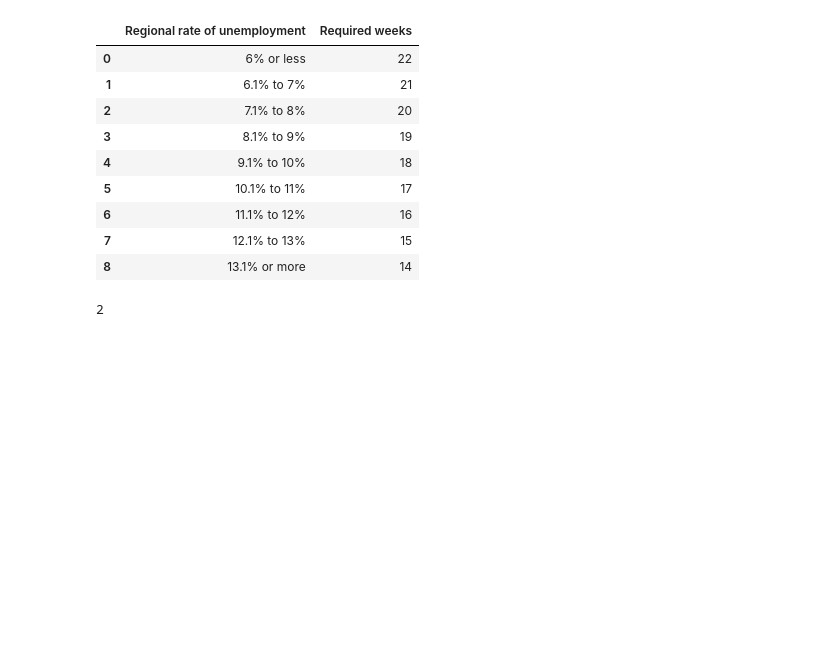
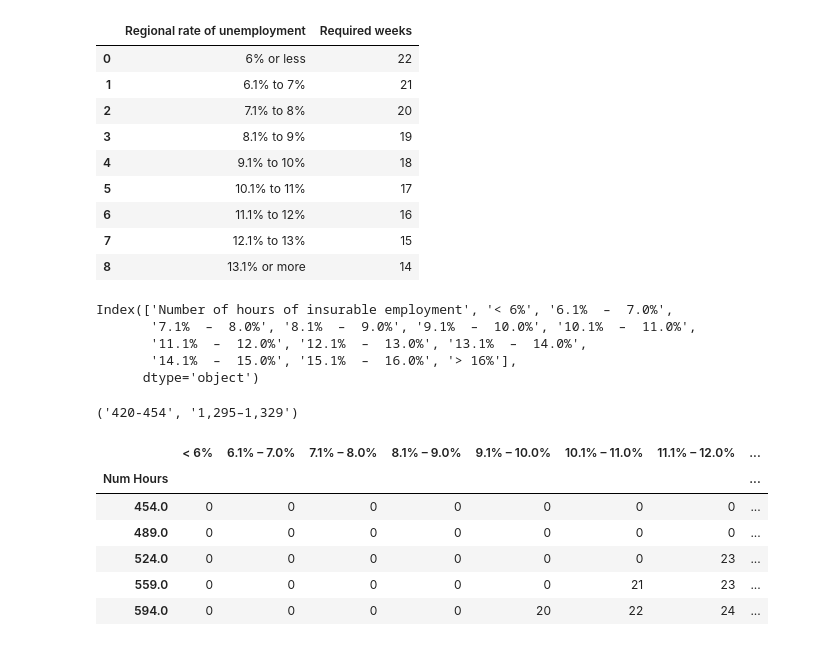
Before and after one commit to yahiakala/data-science-galeria, a Jupyter notebook: income-tax/1-yk-federal-taxes.ipynb, the cells around one changed output. Cells and saved outputs as stored; diff of their text form; code cells hidden in the pictures; blank space fills up the shorter version.

```diff
--- a/income-tax/1-yk-federal-taxes.ipynb
+++ b/income-tax/1-yk-federal-taxes.ipynb
@@ -71,7 +85,40 @@ tables[1]
 | 6 | 11.1% to 12% | 16 |
 | 7 | 12.1% to 13% | 15 |
 | 8 | 13.1% or more | 14 |
-# %%
-len(tables)
-# %% [output]
-2
+# %%
+limtable = tables[0].copy()
+# Get upper limits of tables
+colnames = [i[1] for i in limtable.columns]
+limtable.columns = colnames
+limtable.columns
+# %% [output]
+Index(['Number of hours of insurable employment', '< 6%', '6.1%  –  7.0%',
+       '7.1%  –  8.0%', '8.1%  –  9.0%', '9.1%  –  10.0%', '10.1%  –  11.0%',
+       '11.1%  –  12.0%', '12.1%  –  13.0%', '13.1%  –  14.0%',
+       '14.1%  –  15.0%', '15.1%  –  16.0%', '> 16%'],
+      dtype='object')
+# %%
+limtable['Number of hours of insurable employment'].loc[0], limtable['Number of hours of insurable employment'].loc[25]
+# %% [output]
+('420-454', '1,295–1,329')
+# %%
+limtable['Number of hours of insurable employment'].replace('1,820+', '1,820-1000000', inplace=True)
+def dash_hyphen(input_string):
+    """Function to deal with the stupid long dash."""
+    # Thanks stackoverflow
+    split_char = '-' if '-' in input_string else '–'
+    return input_string.split(split_char)[1].replace(',', '')
+
+limtable['Num Hours'] = limtable['Number of hours of insurable employment'].apply(dash_hyphen).astype(float)
+# limtable['Num Hours']
+limtable.set_index('Num Hours', inplace=True)
+del limtable['Number of hours of insurable employment']
+limtable.head()
+# %% [output]
+|  | < 6% | 6.1% – 7.0% | 7.1% – 8.0% | 8.1% – 9.0% | 9.1% – 10.0% | 10.1% – 11.0% | 11.1% – 12.0% | ... |
+| Num Hours |  |  |  |  |  |  |  | ... |
+| 454.0 | 0 | 0 | 0 | 0 | 0 | 0 | 0 | ... |
+| 489.0 | 0 | 0 | 0 | 0 | 0 | 0 | 0 | ... |
+| 524.0 | 0 | 0 | 0 | 0 | 0 | 0 | 23 | ... |
+| 559.0 | 0 | 0 | 0 | 0 | 0 | 21 | 23 | ... |
+| 594.0 | 0 | 0 | 0 | 0 | 20 | 22 | 24 | ... |
```
Also changed, not shown: parts of 10 cells of this notebook, 1 other file.
